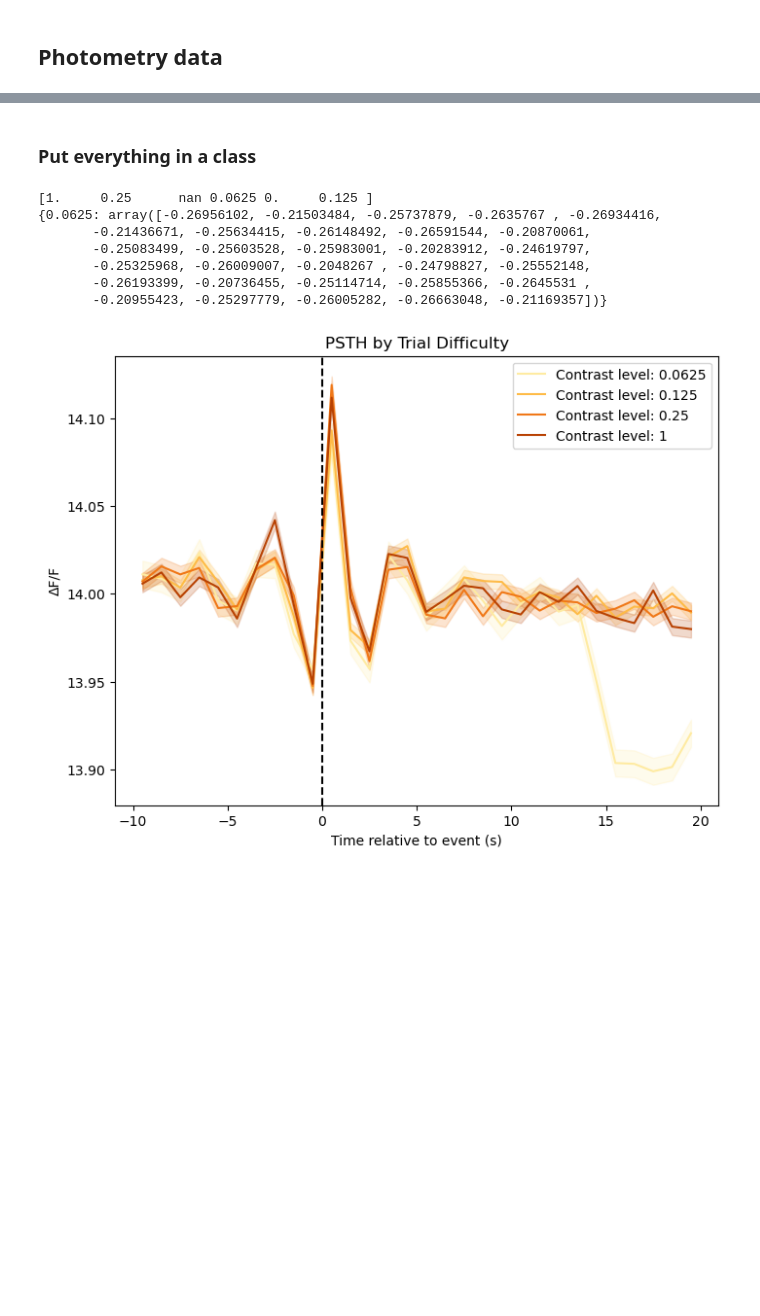
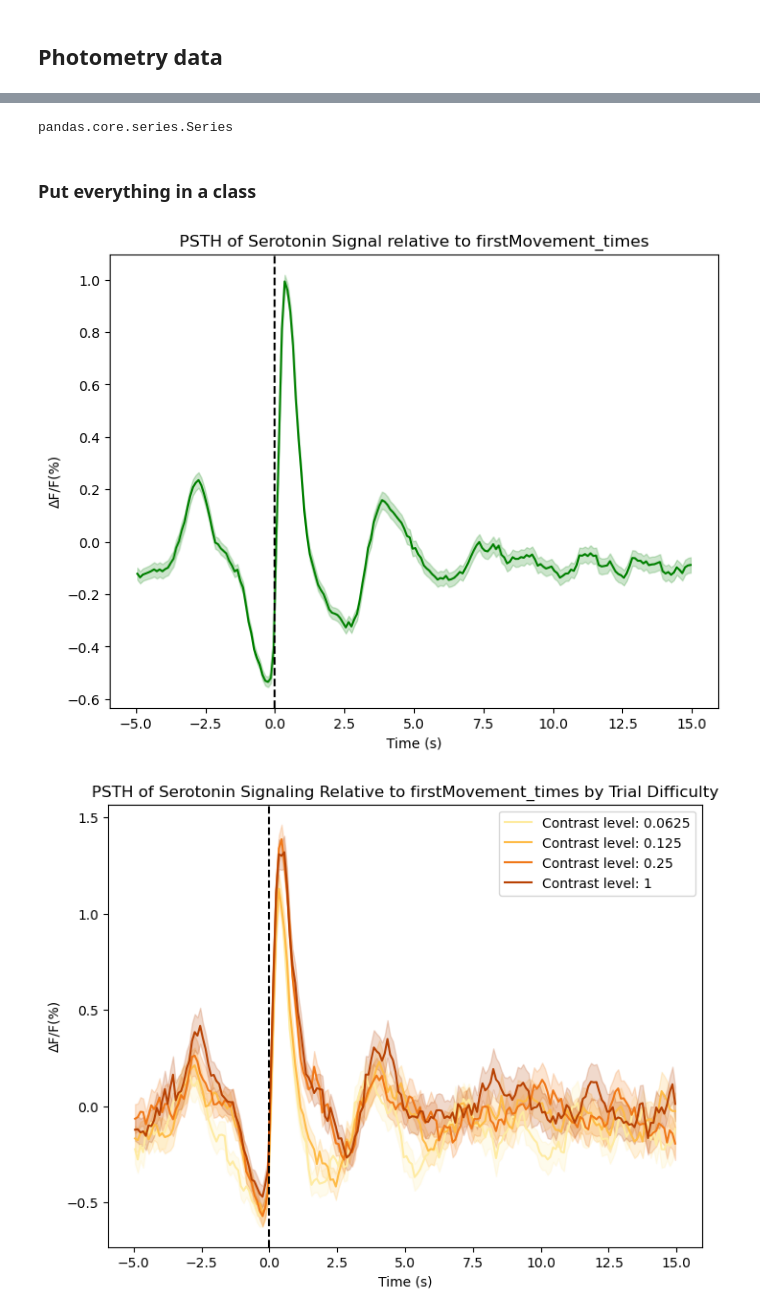
Before and after one commit to davcrom/ibl_neuromodulators, a Jupyter notebook: 02_serotonin_rpe.ipynb, the cells around one changed output, grey strips where cells are left out. Saved outputs shown, nothing was run; the diff lists cells and outputs as text; code cells hidden in the pictures; blank space fills up the shorter version.

Commit message:
Cleaned up Class Photometry

```diff
--- a/02_serotonin_rpe.ipynb
+++ b/02_serotonin_rpe.ipynb
@@ -531,6 +531,11 @@ one = ONE(mode='remote')
 # %%
 # select a random session eid
 eid = metadf['eid'][2]
+# %%
+test_trial = pd.read_parquet('/Users/sarahhu/ibl_photometry/DR-5HT/'+eid+'_trials.pqt')
+test_trial['firstMovement_times']
+# %% [output]
+pandas.core.series.Series
 # %% [markdown]
 ### Put everything in a class
 # %%
@@ -691,18 +785,18 @@ class Photometry:
         plt.show()
 # %%
 # test functions
-session1 = Photometry(eid=metadf['eid'][30], events='feedback_times')
-session1.get_psth()
-print(session1.contrastLeft.unique())
-psth_avg, tscale = session1.get_psth_by_contrast_level(contrast=[0.0625])
-print(psth_avg)
-session1.plot_psth_by_contrast_level(contrast=[0.0625, 0.125, 0.25, 1], bin_size=1, pre_time=10, post_time=20, baseline_time=10)
+session1 = Photometry(eid=metadf['eid'][30])
+
+# print(session1.contrastLeft.unique())
+params = Params(pre_time=5, post_time=15, bin_size=0.1, baseline_time=25)
+psth_avg, tscale, psth_contrast = session1.get_psth('firstMovement_times', side='right', contrast=[1, 0.0625, 0.25, 0.125], params=params)
+
+# print(psth_avg.shape)
+# print(psth_contrast[1].shape)
+# print(tscale.shape)
+
+session1.plot_psth('firstMovement_times', params=params)
+session1.plot_psth_by_contrast_level('firstMovement_times', side='right', contrast=[1, 0.0625, 0.25, 0.125], params=params)
 # %% [output]
-[1.     0.25      nan 0.0625 0.     0.125 ]
-{0.0625: array([-0.26956102, -0.21503484, -0.25737879, -0.2635767 , -0.26934416,
-       -0.21436671, -0.25634415, -0.26148492, -0.26591544, -0.20870061,
-       -0.25083499, -0.25603528, -0.25983001, -0.20283912, -0.24619797,
-       -0.25325968, -0.26009007, -0.2048267 , -0.24798827, -0.25552148,
-       -0.26193399, -0.20736455, -0.25114714, -0.25855366, -0.2645531 ,
-       -0.20955423, -0.25297779, -0.26005282, -0.26663048, -0.21169357])}
-[figure, old version]
+[figure, new version]
+[figure, added]
```
Also changed, not shown: parts of 1 cell of this notebook.
